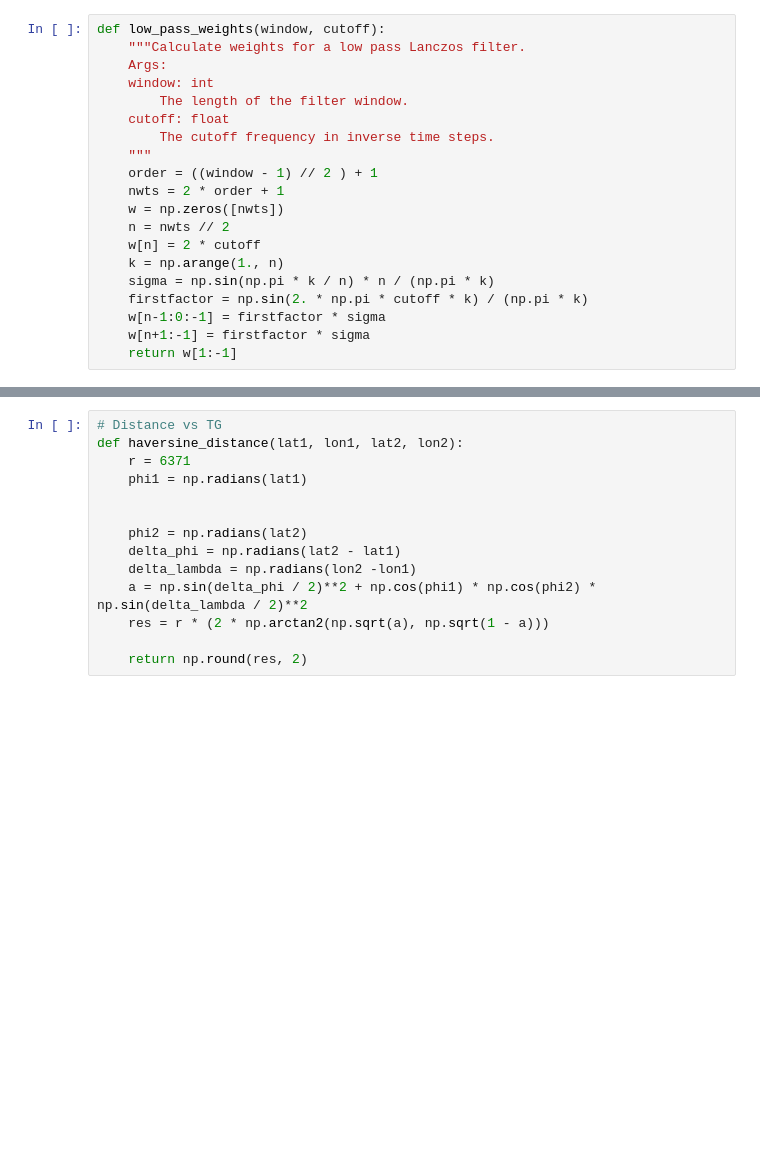
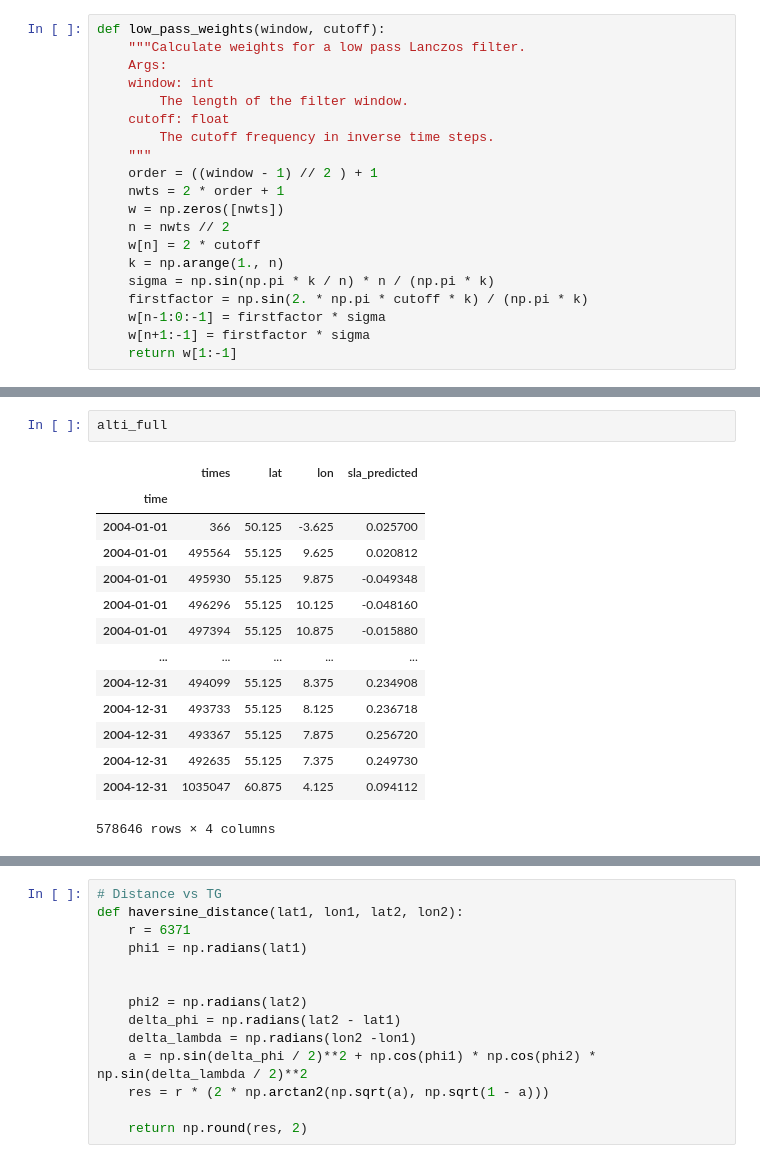
Before and after one commit to ne62rut/machine_learning_altimetry_validation, a Jupyter notebook: compare_TG_nodac.ipynb, the cells around one changed output, grey strips where cells are left out. Drawn from its saved outputs; the diff is of its cells as text; blank space fills up the shorter version.

```diff
--- a/compare_TG_nodac.ipynb
+++ b/compare_TG_nodac.ipynb
@@ -166,5 +171,22 @@ Data variables: (12/29)
 Attributes:
     comment:  duplicates are rejected; longest TG record of a TG pair within ...
+# %%
+alti_full
+# %% [output]
+|  | times | lat | lon | sla_predicted |
+| time |  |  |  |  |
+| 2004-01-01 | 366 | 50.125 | -3.625 | 0.025700 |
+| 2004-01-01 | 495564 | 55.125 | 9.625 | 0.020812 |
+| 2004-01-01 | 495930 | 55.125 | 9.875 | -0.049348 |
+| 2004-01-01 | 496296 | 55.125 | 10.125 | -0.048160 |
+| 2004-01-01 | 497394 | 55.125 | 10.875 | -0.015880 |
+| ... | ... | ... | ... | ... |
+| 2004-12-31 | 494099 | 55.125 | 8.375 | 0.234908 |
+| 2004-12-31 | 493733 | 55.125 | 8.125 | 0.236718 |
+| 2004-12-31 | 493367 | 55.125 | 7.875 | 0.256720 |
+| 2004-12-31 | 492635 | 55.125 | 7.375 | 0.249730 |
+| 2004-12-31 | 1035047 | 60.875 | 4.125 | 0.094112 |
+578646 rows × 4 columns
 # %%
 # Get the longitude and latitude coordinates
 lon = tg_dac.lon.values
```
Also changed, not shown: parts of 7 cells of this notebook, 6 other files.
